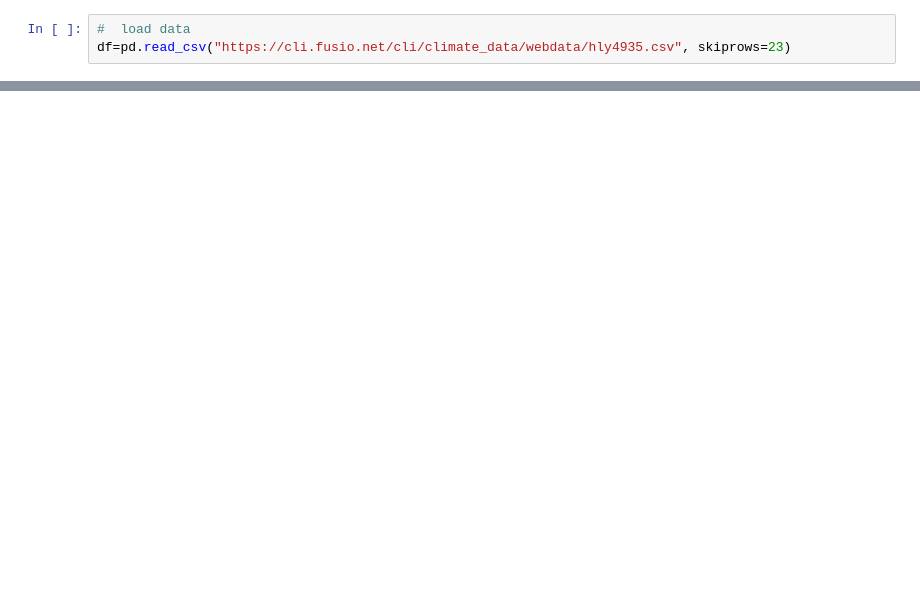
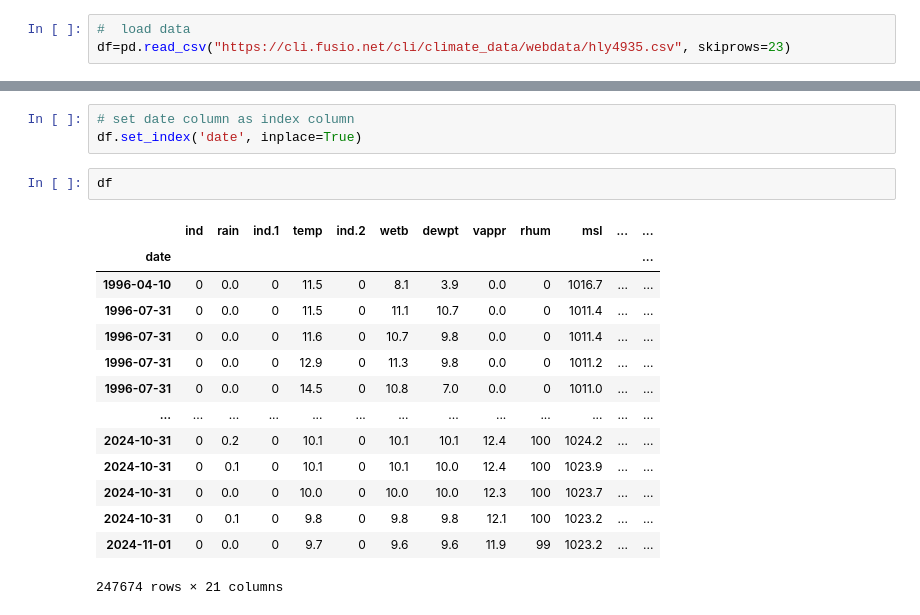
Before and after one commit to rayne-fall/pfda, a Jupyter notebook: assignments/assignment_6_Weather.ipynb, the cells around one changed output, grey strips where cells are left out. Cells and saved outputs as stored; diff of their text form; blank space fills up the shorter version.

```diff
--- a/assignments/assignment_6_Weather.ipynb
+++ b/assignments/assignment_6_Weather.ipynb
@@ -26 +50,21 @@ df
+# %%
+# set date column as index column
+df.set_index('date', inplace=True)
+# %%
+df
+# %% [output]
+|  | ind | rain | ind.1 | temp | ind.2 | wetb | dewpt | vappr | rhum | msl | ... | ... |
+| date |  |  |  |  |  |  |  |  |  |  |  | ... |
+| 1996-04-10 | 0 | 0.0 | 0 | 11.5 | 0 | 8.1 | 3.9 | 0.0 | 0 | 1016.7 | ... | ... |
+| 1996-07-31 | 0 | 0.0 | 0 | 11.5 | 0 | 11.1 | 10.7 | 0.0 | 0 | 1011.4 | ... | ... |
+| 1996-07-31 | 0 | 0.0 | 0 | 11.6 | 0 | 10.7 | 9.8 | 0.0 | 0 | 1011.4 | ... | ... |
+| 1996-07-31 | 0 | 0.0 | 0 | 12.9 | 0 | 11.3 | 9.8 | 0.0 | 0 | 1011.2 | ... | ... |
+| 1996-07-31 | 0 | 0.0 | 0 | 14.5 | 0 | 10.8 | 7.0 | 0.0 | 0 | 1011.0 | ... | ... |
+| ... | ... | ... | ... | ... | ... | ... | ... | ... | ... | ... | ... | ... |
+| 2024-10-31 | 0 | 0.2 | 0 | 10.1 | 0 | 10.1 | 10.1 | 12.4 | 100 | 1024.2 | ... | ... |
+| 2024-10-31 | 0 | 0.1 | 0 | 10.1 | 0 | 10.1 | 10.0 | 12.4 | 100 | 1023.9 | ... | ... |
+| 2024-10-31 | 0 | 0.0 | 0 | 10.0 | 0 | 10.0 | 10.0 | 12.3 | 100 | 1023.7 | ... | ... |
+| 2024-10-31 | 0 | 0.1 | 0 | 9.8 | 0 | 9.8 | 9.8 | 12.1 | 100 | 1023.2 | ... | ... |
+| 2024-11-01 | 0 | 0.0 | 0 | 9.7 | 0 | 9.6 | 9.6 | 11.9 | 99 | 1023.2 | ... | ... |
+247674 rows × 21 columns
 # %%
```
Also changed, not shown: parts of 6 cells of this notebook.
